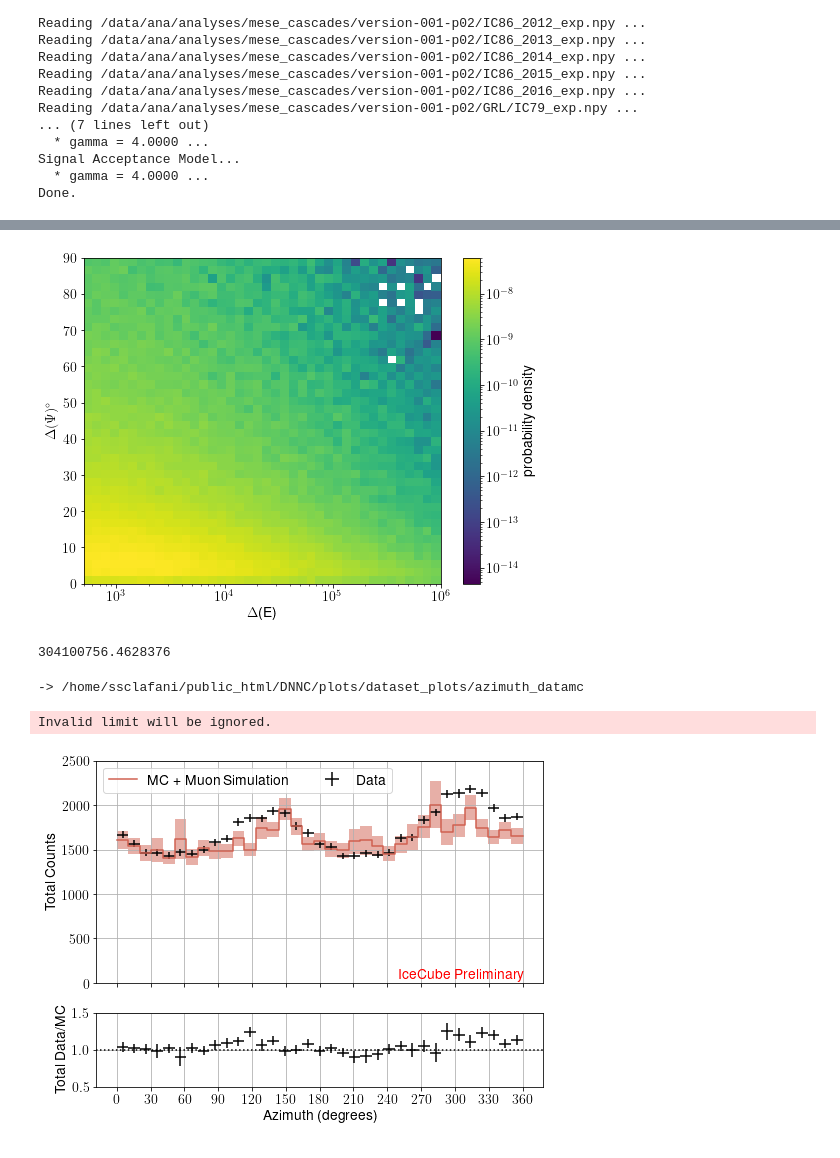
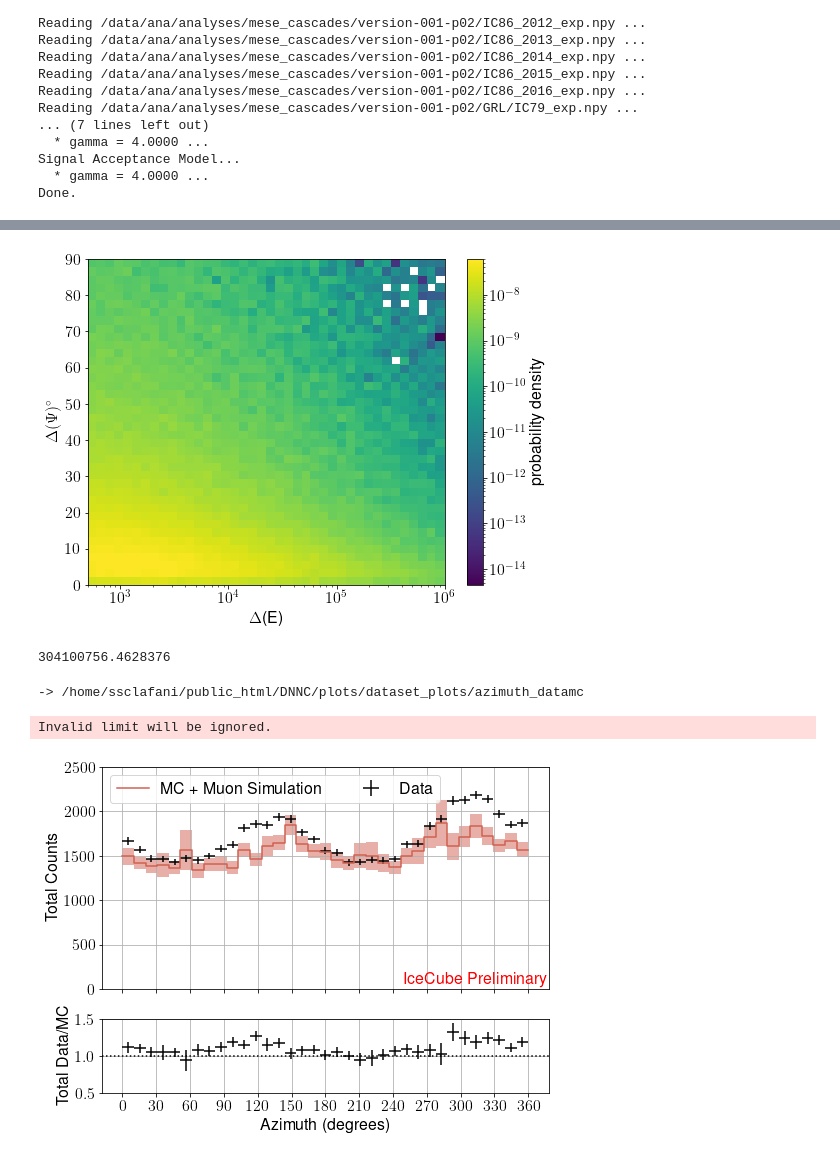
Before and after one commit to ssclafani949/DNNCascade, a Jupyter notebook: plotting/Dataset Plots.ipynb, the cells around one changed output, grey strips where cells are left out. Drawn from its saved outputs; the diff is of its cells as text; code cells hidden in the pictures.

```diff
--- a/plotting/Dataset Plots.ipynb
+++ b/plotting/Dataset Plots.ipynb
@@ -5,7 +5,7 @@ import numpy as np
 import matplotlib.pyplot as plt
 import histlite as hl
 from icecube import astro
-plt.rc('font', size=14)
+plt.rc('font', size=16)
 plt.rcParams.update({
     "text.usetex": True,
     "font.family": "sans-serif",
@@ -277,7 +331,7 @@ def energy_angle(ax, mc):
 fig, ax = plt.subplots(figsize=(8,6))
 energy_angle(ax, mc)
 # %% [output]
-[figure, old version]
+[figure, new version]
 # %%
 #data/mc
 # %%
@@ -301,35 +355,35 @@ hb_ss = hl.hist(np.degrees(snowstorm.EventGeneratorSelectedRecoNN_I3Particle_azi
                 bins = bins, range=(0,360))
 
 hb_corsika = hl.hist(np.degrees(corsika.EventGeneratorSelectedRecoNN_I3Particle_azimuth).values,
                 weights=((corsika.weights)) ,
                 bins = bins, range=(0,360))
 hb_muon = hl.hist(np.degrees(muon.EventGeneratorSelectedRecoNN_I3Particle_azimuth).values,
                 weights=((muon.weights)) ,
                 bins = bins, range=(0,360))
-hb_t = hb_mc + hb_corsika + hb_muon
+hb_t = hb_mc + hb_corsika #+ hb_muon
 hl.plot1d(ax1, hb_t, errorbands=True, label='MC + Muon Simulation', color=soft_colors[1])
 hl.plot1d(ax1, hb_data, crosses=True, label='Data' , color='k')
 ax2.set_xlabel(r'Azimuth (degrees)')
 ax1.set_ylim(0,2500)
 ax1.set_xticks(np.arange(0,360.1,30))
 ax.set_xlim(0,360)
 ax2.set_ylim(.5, 1.5)
 ax2.set_ylabel('Total Data/MC')
 ax2.set_yticks([0.5,1.0,1.5])
 ax2.axhline(1.0, ls=':', c='k' )
 ax1.grid()
 ax1.legend(ncol=2)
 ax2.grid()
 hl.plot1d(ax2, hb_data/hb_t, crosses=True, color='k')
 if preliminary:
     ax1.text(250, 50, 'IceCube Preliminary', c='r')
 #ax1.set_xlabel('Azimuth (degrees)')
 ax1.set_ylabel('Total Counts')
 cy.plotting.saving(plot_dir , 'azimuth_datamc')
 # %% [output]
 -> /home/ssclafani/public_html/DNNC/plots/dataset_plots/azimuth_datamc
 Invalid limit will be ignored.
-[figure, old version]
+[figure, new version]
 # %%
 #lt = 3519.685 * 86400
 bins = 35
```
Also changed, not shown: parts of 35 cells of this notebook, 7 other files.
